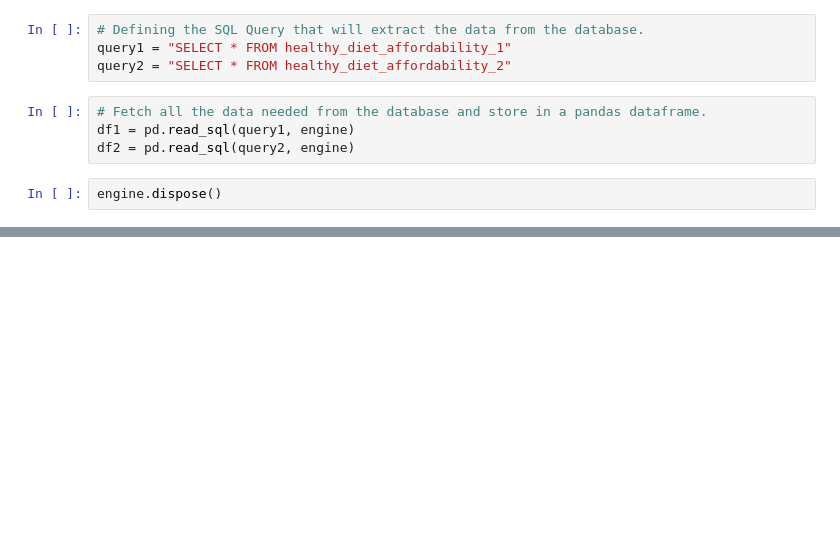
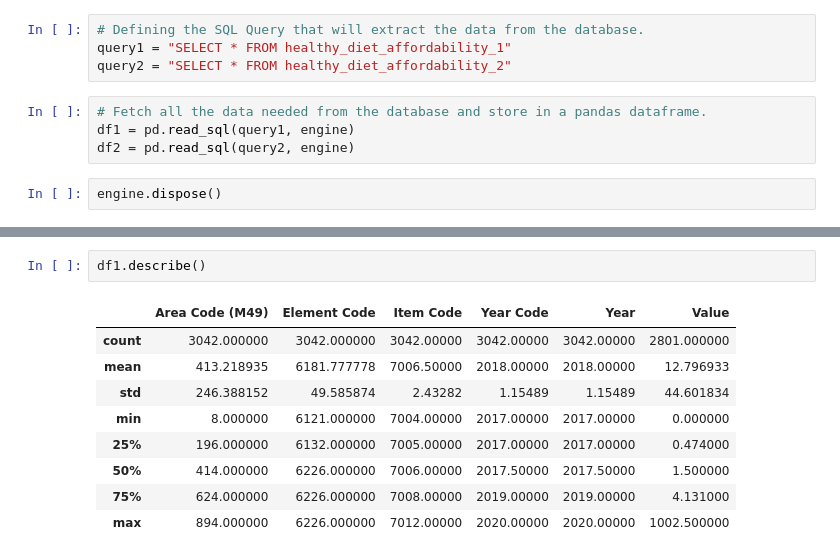
Before and after one commit to Bywani/Healthy_Diet_Affordability_Index, a Jupyter notebook: Healthy_Diet_Affordability.ipynb, the cells around one changed output, grey strips where cells are left out. Drawn from its saved outputs; the diff is of its cells as text; blank space fills up the shorter version.

```diff
--- a/Healthy_Diet_Affordability.ipynb
+++ b/Healthy_Diet_Affordability.ipynb
@@ -58,0 +67,12 @@ df2.head(10)
+# %%
+df1.describe()
+# %% [output]
+|  | Area Code (M49) | Element Code | Item Code | Year Code | Year | Value |
+| count | 3042.000000 | 3042.000000 | 3042.00000 | 3042.00000 | 3042.00000 | 2801.000000 |
+| mean | 413.218935 | 6181.777778 | 7006.50000 | 2018.00000 | 2018.00000 | 12.796933 |
+| std | 246.388152 | 49.585874 | 2.43282 | 1.15489 | 1.15489 | 44.601834 |
+| min | 8.000000 | 6121.000000 | 7004.00000 | 2017.00000 | 2017.00000 | 0.000000 |
+| 25% | 196.000000 | 6132.000000 | 7005.00000 | 2017.00000 | 2017.00000 | 0.474000 |
+| 50% | 414.000000 | 6226.000000 | 7006.00000 | 2017.50000 | 2017.50000 | 1.500000 |
+| 75% | 624.000000 | 6226.000000 | 7008.00000 | 2019.00000 | 2019.00000 | 4.131000 |
+| max | 894.000000 | 6226.000000 | 7012.00000 | 2020.00000 | 2020.00000 | 1002.500000 |
```
Also changed, not shown: parts of 21 cells of this notebook.
